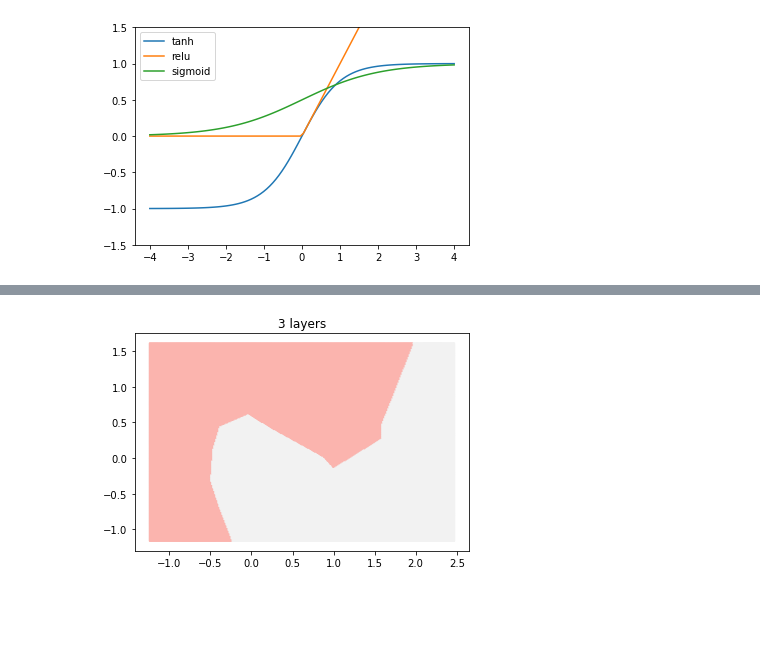
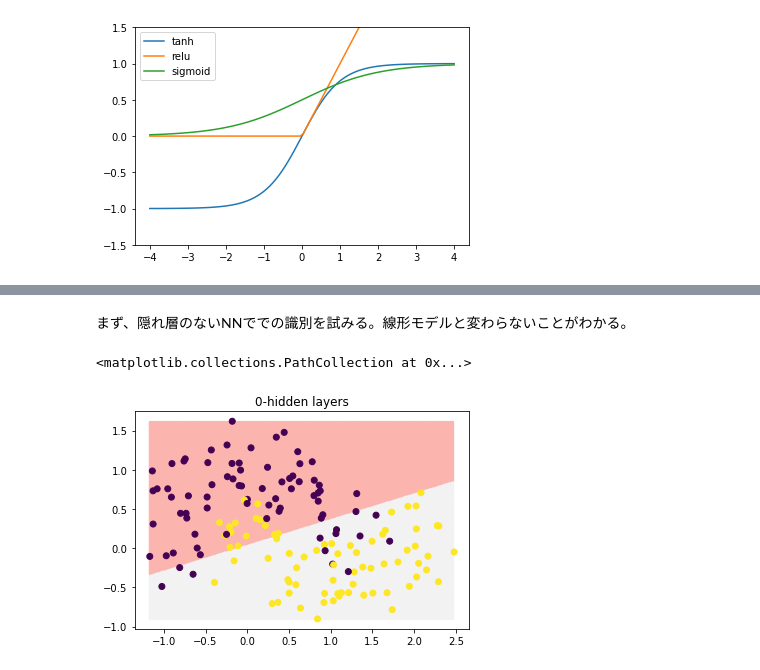
Before and after one commit to HidemotoNakada/j-techno, a Jupyter notebook: parts/2.2.5 ニューラルネットワーク.ipynb, the cells around one changed output, grey strips where cells are left out. Saved outputs shown, nothing was run; the diff lists cells and outputs as text; code cells hidden in the pictures; blank space fills up the shorter version.

```diff
--- a/parts/2.2.5 ニューラルネットワーク.ipynb
+++ b/parts/2.2.5 ニューラルネットワーク.ipynb
@@ -127,11 +148,12 @@ plt.scatter(X_train[:,0], X_train[:,1], c=y_train)
+# %% [markdown]
+まず、隠れ層のないNNででの識別を試みる。線形モデルと変わらないことがわかる。
 # %%
 from sklearn.neural_network import MLPClassifier
 
-# mdl = MLPClassifier(solver='lbfgs', hidden_layer_sizes=[10], max_iter=500)
-
-mdl = MLPClassifier(solver='lbfgs', hidden_layer_sizes=[10,10,10], activation='relu', max_iter=100000)
+mdl = MLPClassifier(solver='lbfgs', hidden_layer_sizes=[], activation='relu', max_iter=100000)
 mdl.fit(X_train, y_train)
-
-plt_predict(mdl, plt.gca(), X_train, '3 layers')
+plt_predict(mdl, plt.gca(), X_train, '0-hidden layers')
+plt.scatter(X_train[:,0], X_train[:,1], c=y_train)
 # %% [output]
+<matplotlib.collections.PathCollection at 0x...>
-[figure, old version]
+[figure, new version]
```
Also changed, not shown: parts of 16 cells of this notebook, 20 other files.
